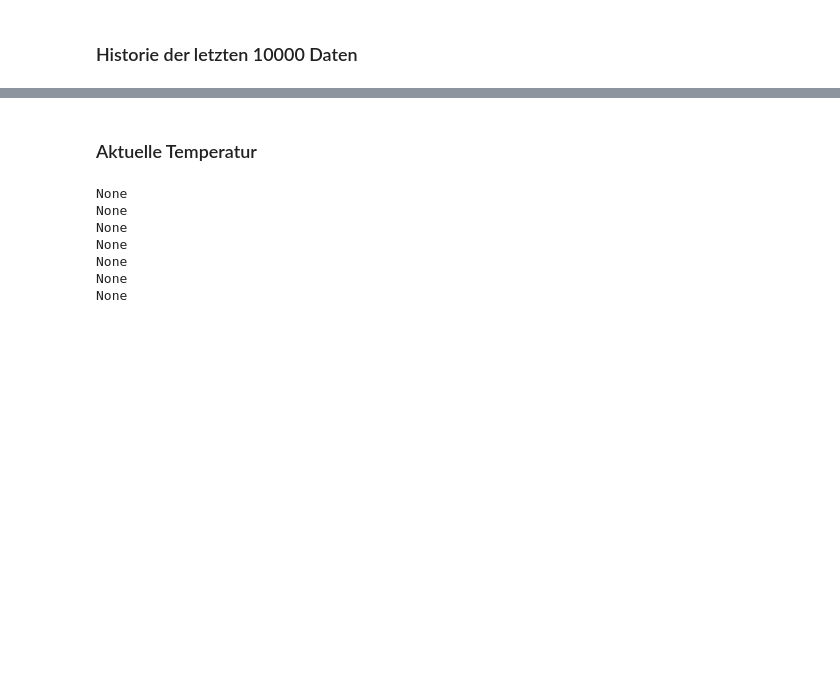
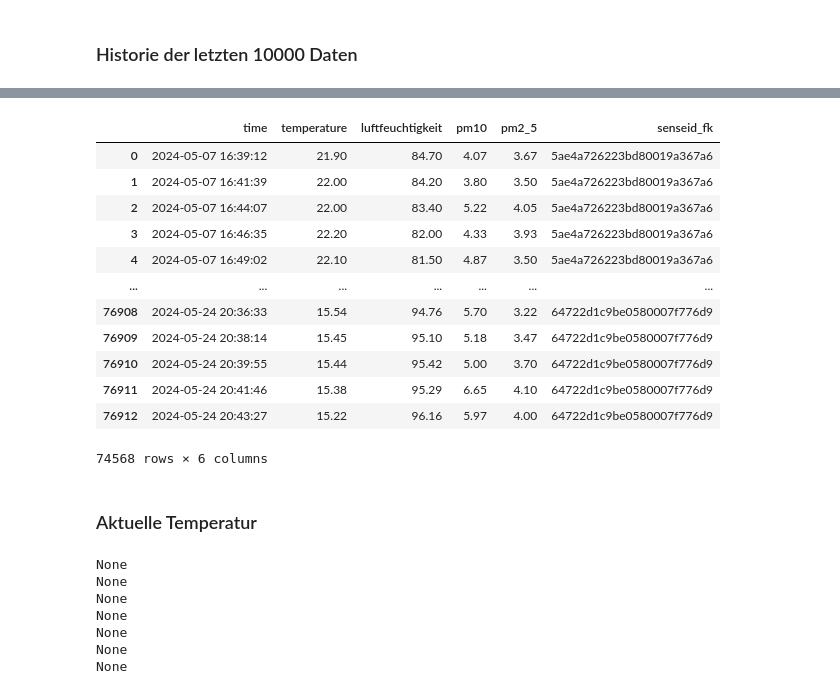
Before and after one commit to Ben99192/Umweltmonitoring_Projekt, a Jupyter notebook: senseboxes.ipynb, the cells around one changed output, grey strips where cells are left out. Cells and saved outputs as stored; diff of their text form; code cells hidden in the pictures; blank space fills up the shorter version.

```diff
--- a/senseboxes.ipynb
+++ b/senseboxes.ipynb
@@ -222,0 +237,16 @@ Anzahl der Zeilen, bei denen senseid_fk NaN ist: 2345
+# %%
+df_messwerte_cleaned
+# %% [output]
+|  | time | temperature | luftfeuchtigkeit | pm10 | pm2_5 | senseid_fk |
+| 0 | 2024-05-07 16:39:12 | 21.90 | 84.70 | 4.07 | 3.67 | 5ae4a726223bd80019a367a6 |
+| 1 | 2024-05-07 16:41:39 | 22.00 | 84.20 | 3.80 | 3.50 | 5ae4a726223bd80019a367a6 |
+| 2 | 2024-05-07 16:44:07 | 22.00 | 83.40 | 5.22 | 4.05 | 5ae4a726223bd80019a367a6 |
+| 3 | 2024-05-07 16:46:35 | 22.20 | 82.00 | 4.33 | 3.93 | 5ae4a726223bd80019a367a6 |
+| 4 | 2024-05-07 16:49:02 | 22.10 | 81.50 | 4.87 | 3.50 | 5ae4a726223bd80019a367a6 |
+| ... | ... | ... | ... | ... | ... | ... |
+| 76908 | 2024-05-24 20:36:33 | 15.54 | 94.76 | 5.70 | 3.22 | 64722d1c9be0580007f776d9 |
+| 76909 | 2024-05-24 20:38:14 | 15.45 | 95.10 | 5.18 | 3.47 | 64722d1c9be0580007f776d9 |
+| 76910 | 2024-05-24 20:39:55 | 15.44 | 95.42 | 5.00 | 3.70 | 64722d1c9be0580007f776d9 |
+| 76911 | 2024-05-24 20:41:46 | 15.38 | 95.29 | 6.65 | 4.10 | 64722d1c9be0580007f776d9 |
+| 76912 | 2024-05-24 20:43:27 | 15.22 | 96.16 | 5.97 | 4.00 | 64722d1c9be0580007f776d9 |
+74568 rows × 6 columns
```
Also changed, not shown: parts of 5 cells of this notebook.
